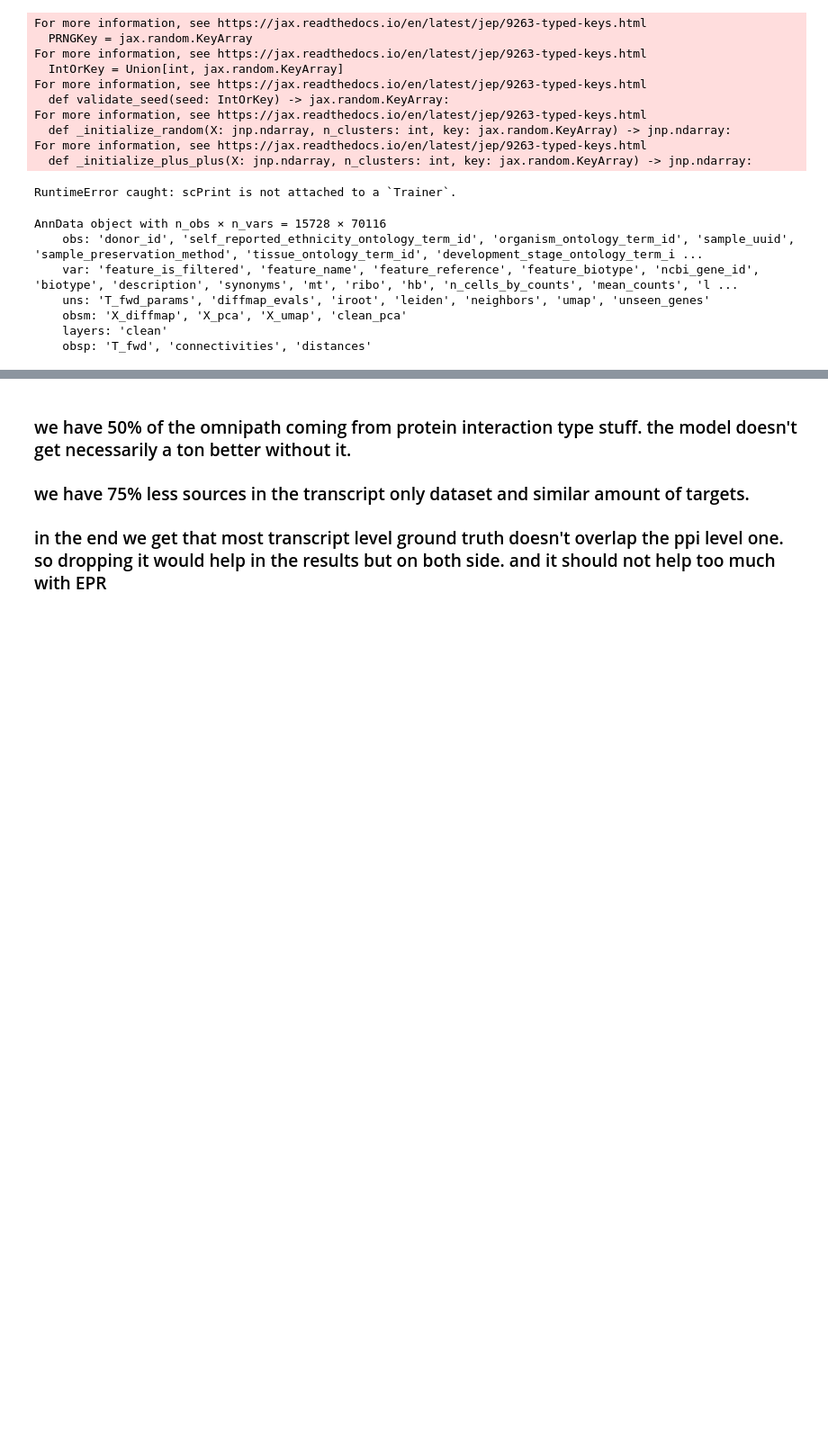
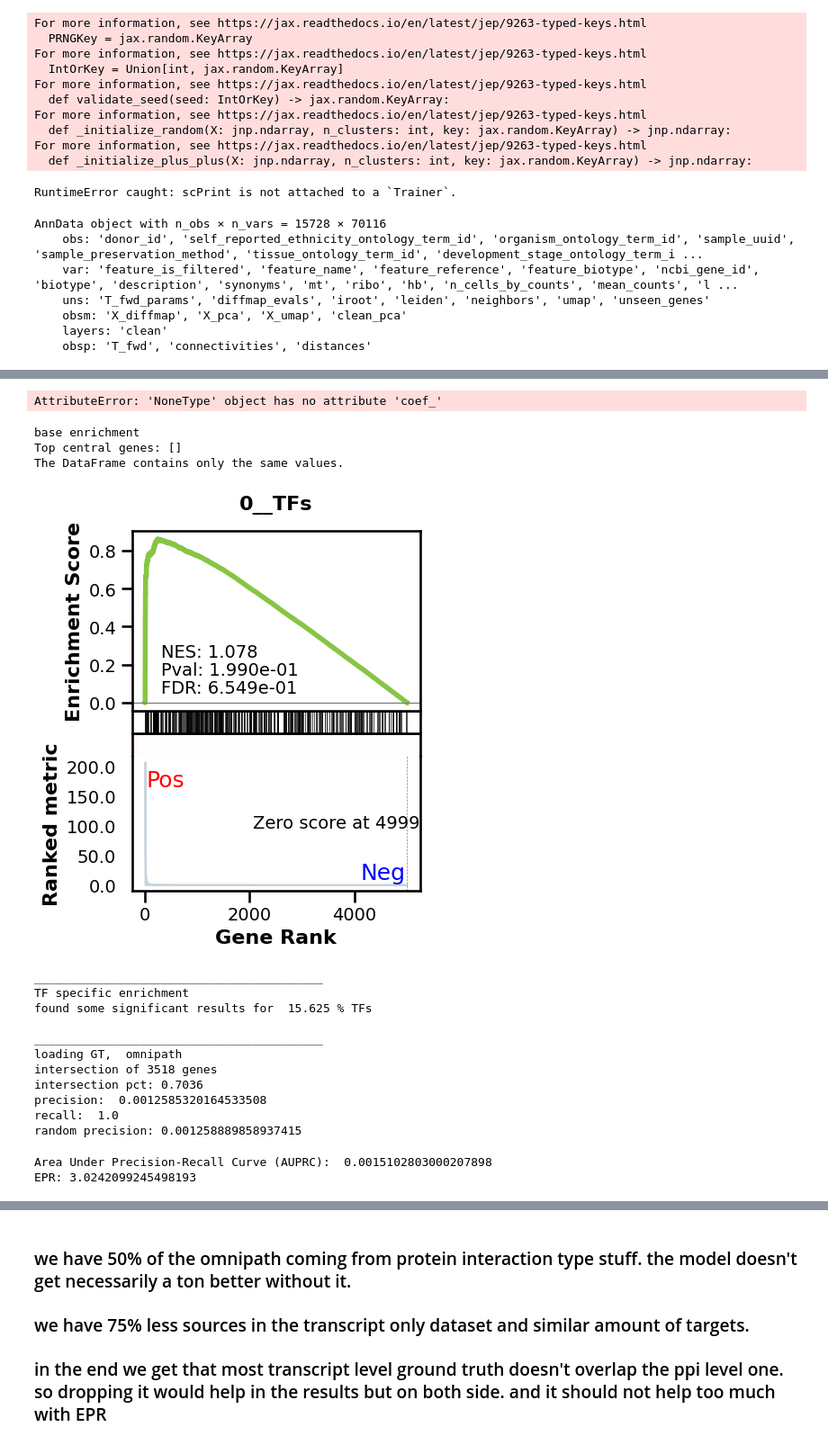
Before and after one commit to jkobject/scPRINT, a Jupyter notebook: notebooks/bench_omni_prevdataset.ipynb, the cells around one changed output, grey strips where cells are left out. Shown at 90% size. Saved outputs shown, nothing was run; the diff lists cells and outputs as text; code cells hidden in the pictures; blank space fills up the shorter version.

```diff
--- a/notebooks/bench_omni_prevdataset.ipynb
+++ b/notebooks/bench_omni_prevdataset.ipynb
@@ -66,28 +66,3 @@ AnnData object with n_obs × n_vars = 15728 × 70116
     obsm: 'X_diffmap', 'X_pca', 'X_umap', 'clean_pca'
     layers: 'clean'
     obsp: 'T_fwd', 'connectivities', 'distances'
-# %%
-metrics = {}
-clf_omni = None
-celltype = CELLTYPES[0]
-# %%
-grn_inferer = GRNfer(model, adata[adata.X.sum(1) > 500],
-                    how="most var across",
-                    preprocess="softmax",
-                    head_agg='none',
-                    filtration="none",
-                    forward_mode="none",
-                    organisms=['NCBITaxon:9606','NCBITaxon:10090'],
-                    num_genes=NUM_GENES,
-                    max_cells=MAXCELLS,
-                    doplot=False,
-                    batch_size=32,
-                    )
-grn = grn_inferer(layer=list(range(model.nlayers))[:], cell_type=celltype)
-grn.var.index = make_index_unique(grn.var['symbol'].astype(str))
-grn.varp['all'] = grn.varp['GRN']
-grn.varp['GRN'] = grn.varp['GRN'].mean(-1)
-# %%
-grn.varp['GRN'] = grn.varp['GRN'].T
-# %%
-metrics[celltype+'_scprint_meanmostvar'] = BenGRN(grn).scprint_benchmark()
@@ -115,0 +88,24 @@ EPR: 2.6620469453287052
+# %%
+clf_omni.coef_[0]
+# %% [output]
+AttributeError: 'NoneType' object has no attribute 'coef_'
+# %%
+metrics[celltype+'_scprint'] = BenGRN(grn).scprint_benchmark()
+# %% [output]
+base enrichment
+Top central genes: []
+The DataFrame contains only the same values.
+[figure, added]
+_________________________________________
+TF specific enrichment
+found some significant results for  15.625 % TFs
+
+_________________________________________
+loading GT,  omnipath
+intersection of 3518 genes
+intersection pct: 0.7036
+precision:  0.0012585320164533508
+recall:  1.0
+random precision: 0.001258889858937415
+Area Under Precision-Recall Curve (AUPRC):  0.0015102803000207898
+EPR: 3.0242099245498193
```
Also changed, not shown: parts of 11 cells of this notebook, 9 other files.
